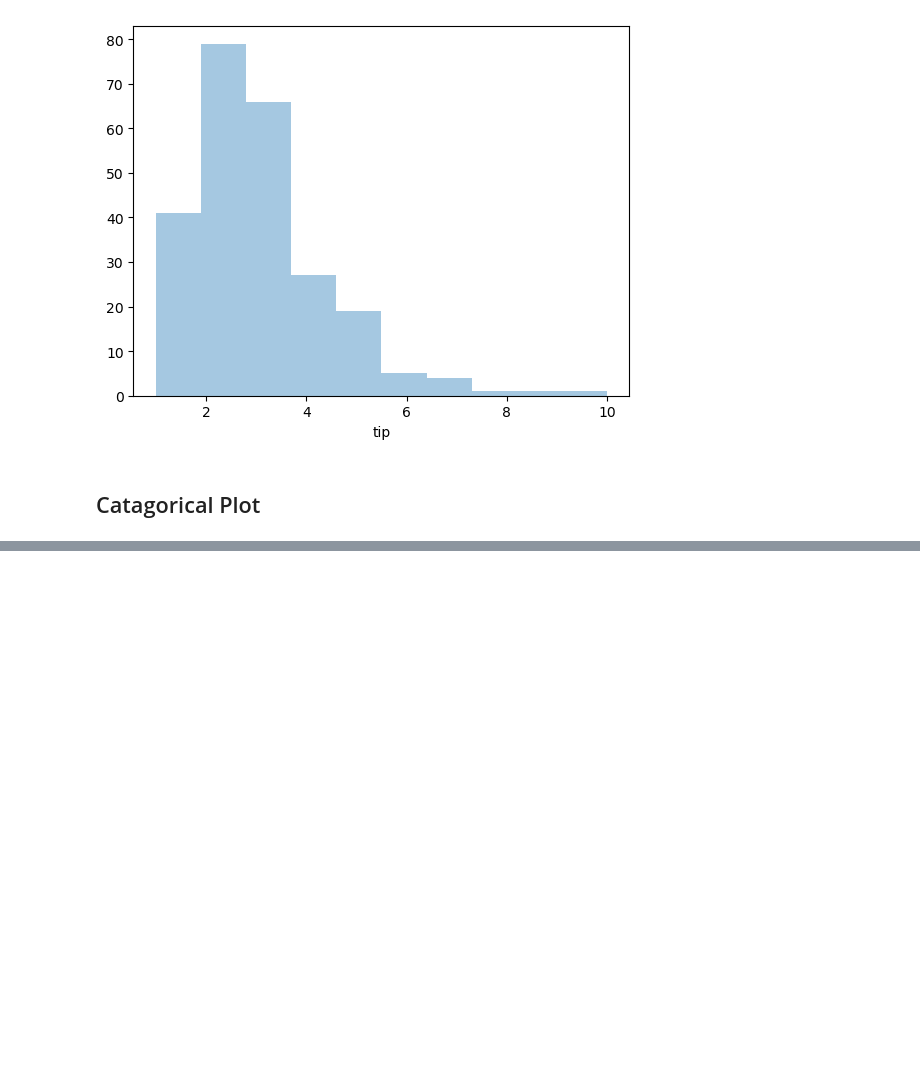
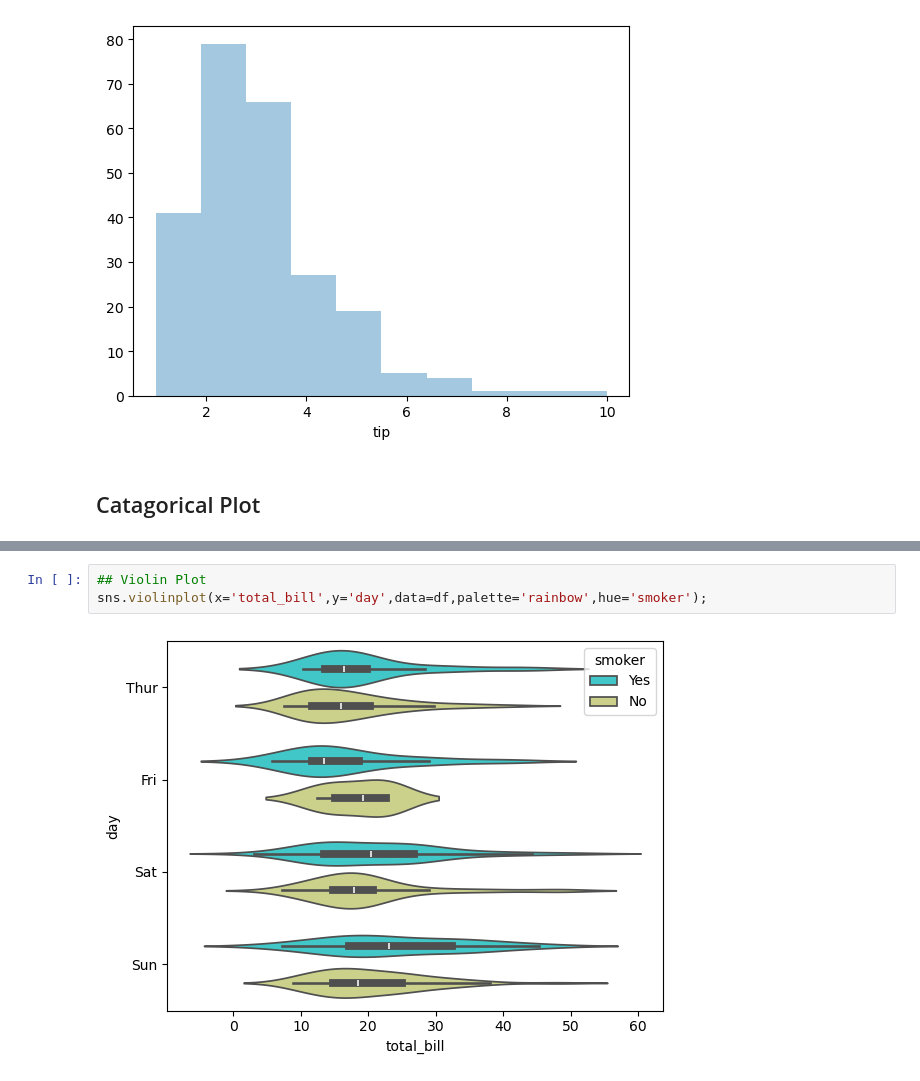
Before and after one commit to Gauravglitch/python-journey, a Jupyter notebook: 6.Seaborn_Tutorial_1.ipynb, the cells around one changed output, grey strips where cells are left out. Cells and saved outputs as stored; diff of their text form; blank space fills up the shorter version.

```diff
--- a/6.Seaborn_Tutorial_1.ipynb
+++ b/6.Seaborn_Tutorial_1.ipynb
@@ -121,0 +144,5 @@ https://gist.github.com/mwaskom/de44147ed2974457ad6372750bbe5751
+# %%
+## Violin Plot
+sns.violinplot(x='total_bill',y='day',data=df,palette='rainbow',hue='smoker');
+# %% [output]
+[figure, added]
```
Also changed, not shown: parts of 4 cells of this notebook.
